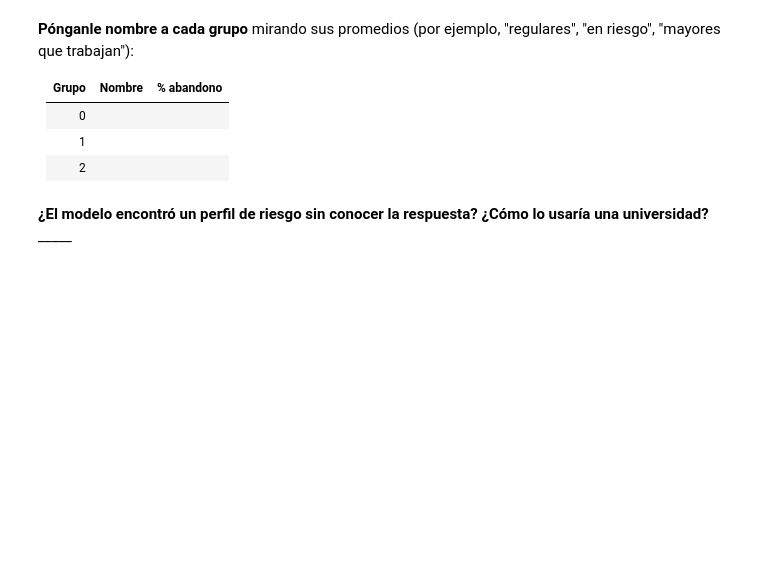
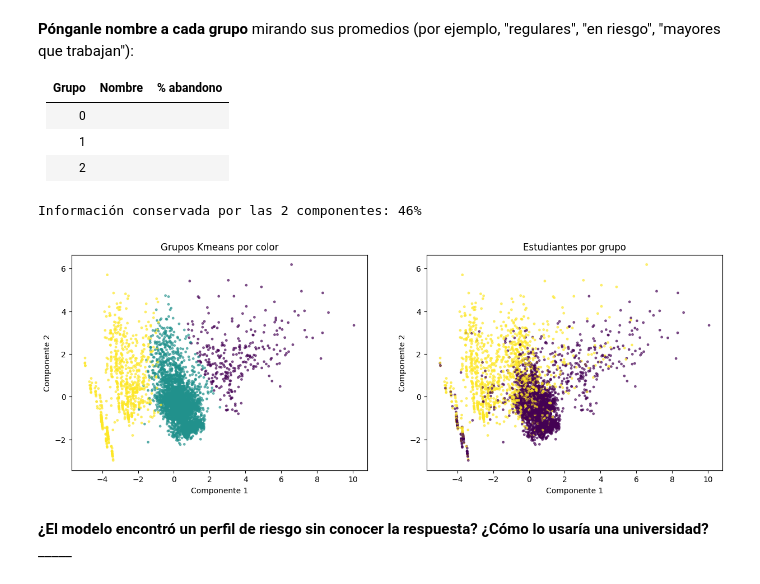
Before and after one commit to dennisquispe/Machine-learning-I, a Jupyter notebook: Lab_Aprendizaje_supervisado.ipynb, the cells around one changed output. Drawn from its saved outputs; the diff is of its cells as text; code cells hidden in the pictures; blank space fills up the shorter version.

```diff
--- a/Lab_Aprendizaje_supervisado.ipynb
+++ b/Lab_Aprendizaje_supervisado.ipynb
@@ -106,12 +112,25 @@ perfiles
 # %%
 # Mapa de los estudiantes con PCA
 pca = PCA(n_components=2).fit(Z)
 mapa = pca.transform(Z)
 print("Información conservada por las 2 componentes:", f"{pca.explained_variance_ratio_.sum():.0%}")
 
 # TODO: dibujen el mapa coloreado por grupo
-# plt.scatter(mapa[:, 0], mapa[:, 1], c=df["grupo"], s=6, cmap="viridis", alpha=0.6)
-# plt.xlabel("Componente 1"); plt.ylabel("Componente 2"); plt.title("Estudiantes por grupo"); plt.show()
+fig, ax = plt.subplots(1,2, figsize=(15, 5))
+ax[0].scatter(mapa[:, 0], mapa[:, 1], c=df["grupo"], s=6, cmap="viridis", alpha=0.6)# asigna color a l grupo
+ax[0].set_title('Grupos Kmeans por color')
+ax[1].scatter(mapa[:,0], mapa [:,1], c=df["abandona"], s=6, cmap="viridis", alpha=0.6) #esto es el color de los qque avandonan
+ax[1].set_title('Estudiantes por grupo')
+
+for a in ax:
+  a.set_xlabel('Componente 1')
+  a.set_ylabel('Componente 2')
+plt.show()
+#ax[1].scatter(mapa[:, 0], mapa[:, 1], c=df["abandona"], s=6, cmap="viridis", alpha=0.6)
+#plt.xlabel("Componente 1"); plt.ylabel("Componente 2"); plt.title("Estudiantes por grupo"); plt.show() #
+# %% [output]
+Información conservada por las 2 componentes: 46%
+[figure, added]
 # %% [markdown]
 **¿El modelo encontró un perfil de riesgo sin conocer la respuesta? ¿Cómo lo usaría una universidad?** _____
 # %% [markdown]
```
Also changed, not shown: parts of 7 cells of this notebook.
